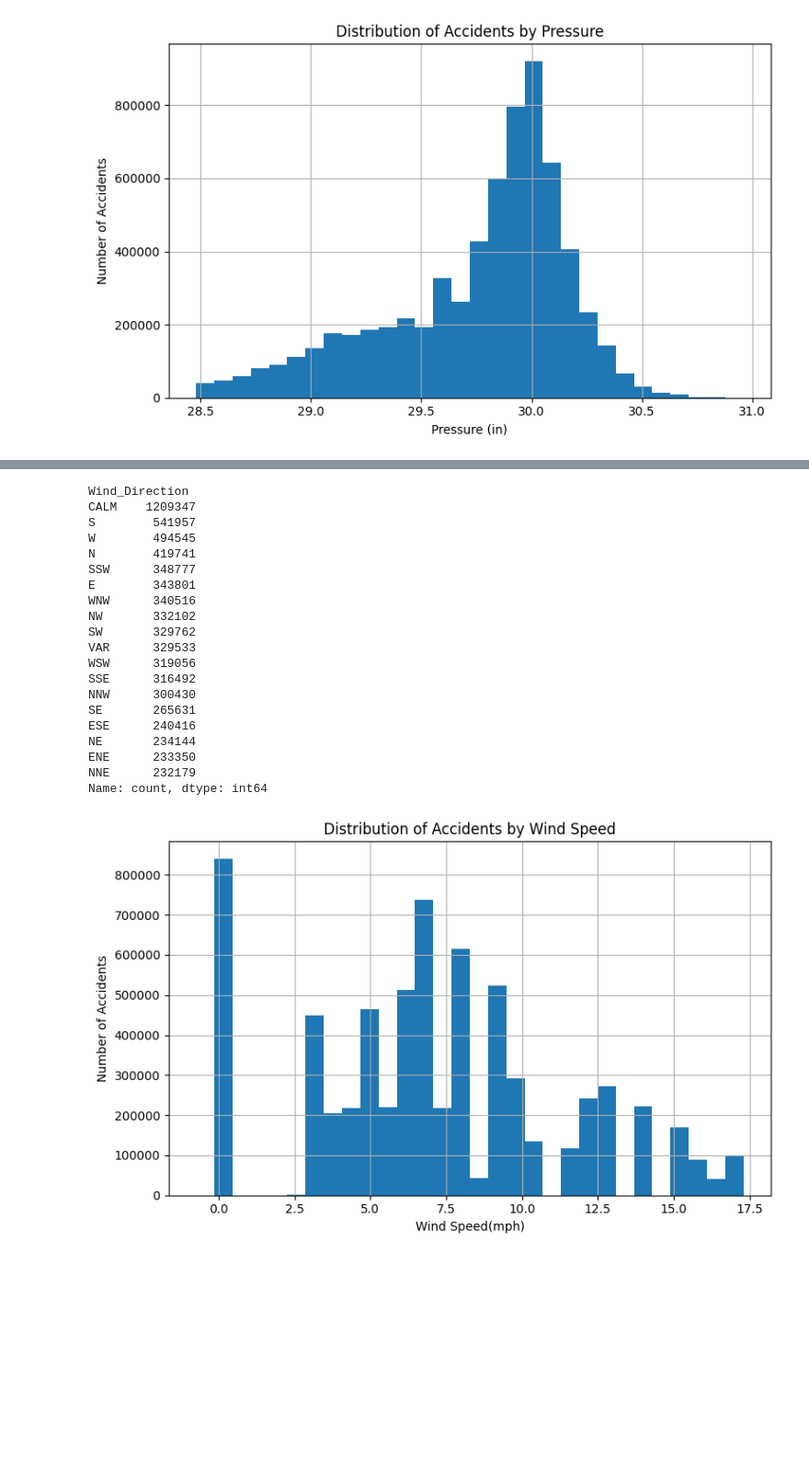
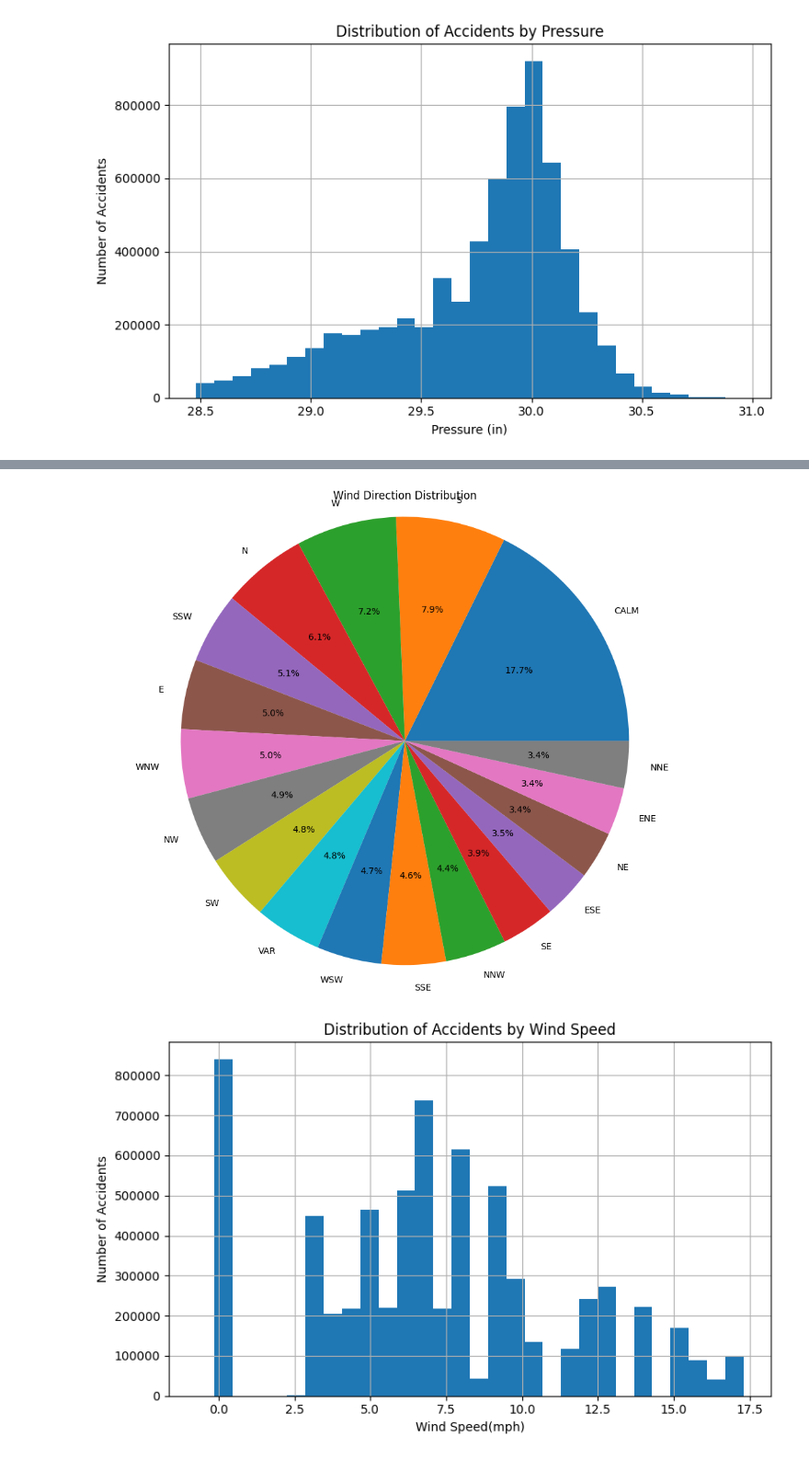
Before and after one commit to liw3n/us_accidents_analysis, a Jupyter notebook: weather_analysis.ipynb, the cells around one changed output, grey strips where cells are left out. Shown at 92% size. Saved outputs shown, nothing was run; the diff lists cells and outputs as text; code cells hidden in the pictures; blank space fills up the shorter version.

```diff
--- a/weather_analysis.ipynb
+++ b/weather_analysis.ipynb
@@ -224,32 +224,18 @@ plt.show()
 # %%
 wind_direction = (
-    dt['Wind_Direction']
+    df['Wind_Direction']
     .value_counts()
     .sort_values(ascending=False)
 )
 
-wind_direction
+plt.figure(figsize=(10, 8))
+plt.pie(wind_direction.values, labels=wind_direction.index, autopct='%1.1f%%')
+plt.title('Wind Direction Distribution')
+plt.axis('equal')
+plt.tight_layout()
+plt.show()
 # %% [output]
-Wind_Direction
-CALM    1209347
-S        541957
-W        494545
-N        419741
-SSW      348777
-E        343801
-WNW      340516
-NW       332102
-SW       329762
-VAR      329533
-WSW      319056
-SSE      316492
-NNW      300430
-SE       265631
-ESE      240416
-NE       234144
-ENE      233350
-NNE      232179
-Name: count, dtype: int64
+[figure, added]
 # %%
 # 'Wind_Speed(mph)'
 df['Wind_Speed(mph)'].hist(bins=30, figsize=(8, 5))
```
Also changed, not shown: parts of 6 cells of this notebook, 1 other file.
